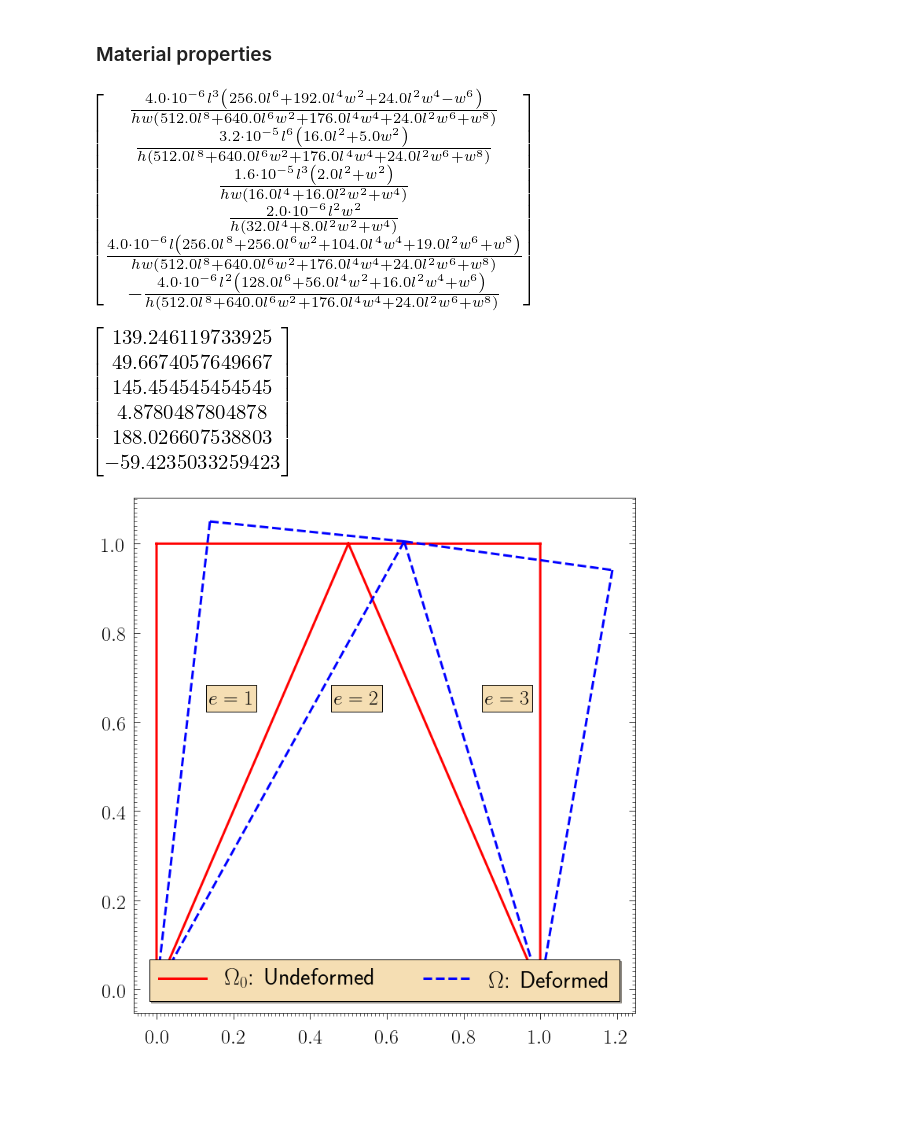
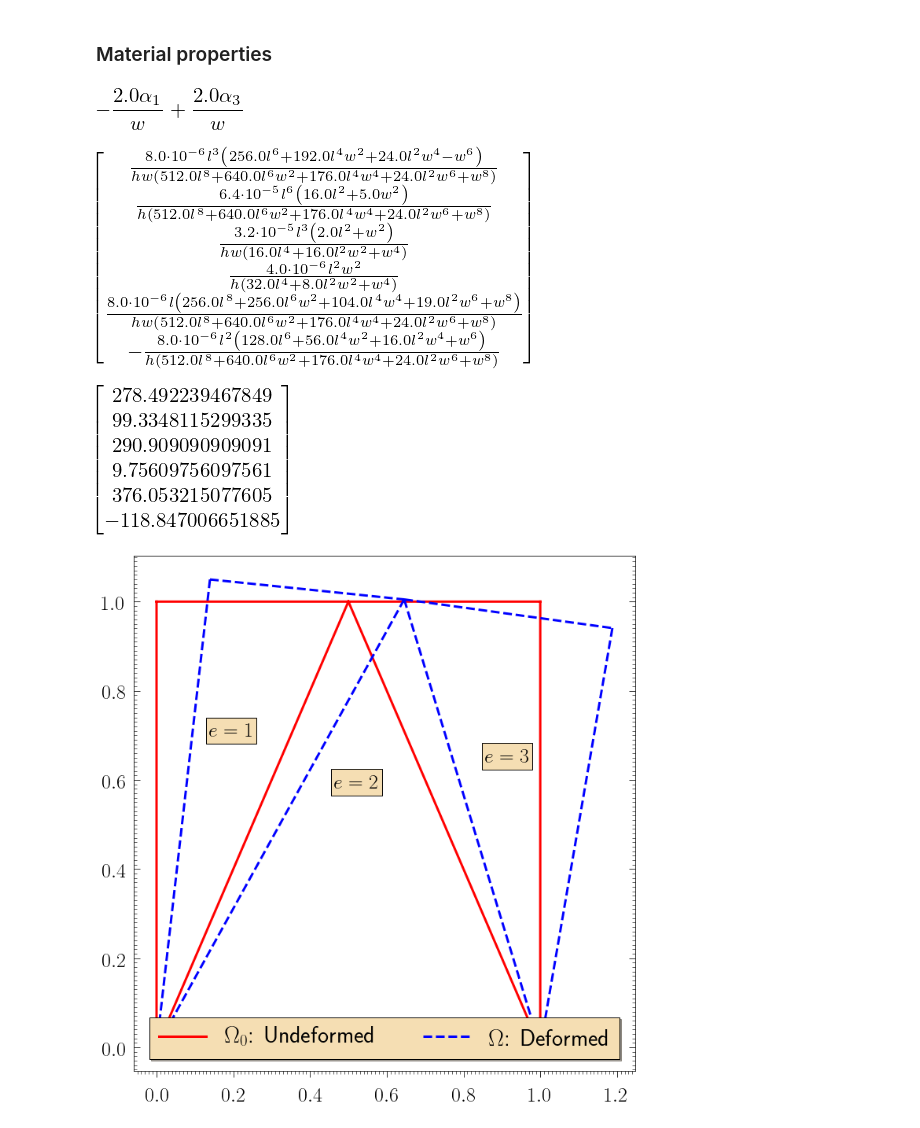
Before and after one commit to bhaveshshrimali/CEE471_Fall2019, a Jupyter notebook: HW9_Calculations.ipynb, the cells around one changed output. Saved outputs shown, nothing was run; the diff lists cells and outputs as text; code cells hidden in the pictures; blank space fills up the shorter version.

```diff
--- a/HW9_Calculations.ipynb
+++ b/HW9_Calculations.ipynb
@@ -94,7 +94,7 @@ eps_3 = Matrix([[u1_3.diff(x),0.5*(u1_3.diff(y) + v1_3.diff(x)) ], [0.5*(u1_3.di
 # %% [markdown]
 ### Material properties
 # %%
-mu = 1.e7
+mu = 1.e7/2
 nu = 0.
 lmbda = 0.
 P = 10.
@@ -110,6 +110,11 @@ U = mu*trace(eps_1*eps_1)*A1 + mu*trace(eps_3*eps_3)*A3 + mu*trace(eps_2*eps_2)*
 eqns = []
 for i in range(len(alph)):
     eqns.append(U.diff(alph[i]))
+# %%
+eqns[0].subs(subs_list)
+eps_1[0,0]
+# %% [output]
+[figure, added]
 # %%
 soln = solve(eqns,alph)
 # %%
@@ -117,19 +122,19 @@ alph_new = alph.subs(soln)
 # %%
 alph_new
 # %% [output]
-[figure, old version]
+[figure, new version]
 # %%
 subs_list = [(l,1), (w,1), (h,0.01)]
 # %%
 alph_new = alph_new.subs(subs_list)
 alph_new * 10**6
 # %% [output]
-[figure, old version]
+[figure, new version]
 # %%
 import matplotlib.tri as tri
 # %%
 u = np.array([alph_new],float).flatten()
-u_def = u * 1.e3
+u_def = u * 5.e2
 # %%
 xnodes = np.array([0., 1., 1., 0.5, 0.])
 ynodes = np.array([0., 0., 1., 1, 1])
@@ -142,20 +147,20 @@ triangles_def = tri.Triangulation(xnodes_def, ynodes_def, triangles = conn)
 # %%
 fig,ax = plt.subplots(1,1,figsize=(10,10))
 ax.triplot(triangles,'r-',lw=3,label=r'$\Omega_0$: Undeformed')
 ax.triplot(triangles_def,'b--',lw=3,label=r'$\Omega$: Deformed')
 # ax.grid(which='major')
-ax.text(0.15,0.6,r'$e = 1$',fontsize=26,transform=ax.transAxes,bbox=dict(facecolor='wheat',edgecolor='k'))
-ax.text(0.4,0.6,r'$e = 2$',fontsize=26,transform=ax.transAxes,bbox=dict(facecolor='wheat',edgecolor='k'))
+ax.text(0.15,0.65,r'$e = 1$',fontsize=26,transform=ax.transAxes,bbox=dict(facecolor='wheat',edgecolor='k'))
+ax.text(0.4,0.55,r'$e = 2$',fontsize=26,transform=ax.transAxes,bbox=dict(facecolor='wheat',edgecolor='k'))
 ax.text(0.7,0.6,r'$e = 3$',fontsize=26,transform=ax.transAxes,bbox=dict(facecolor='wheat',edgecolor='k'))
 ax.tick_params(pad=10)
 ax.xaxis.set_minor_locator(AutoMinorLocator(20))
 ax.yaxis.set_minor_locator(AutoMinorLocator(20))
 h,l = ax.get_legend_handles_labels()
 ax.legend(loc='lower center',handles = [h[0],h[2]],labels = [l[0],l[2]],fontsize=30,ncol=4,fancybox=False,facecolor='wheat',edgecolor='k',shadow=True)
 fig.tight_layout()
 fig.savefig(r'plotP1.eps')
 # %% [output]
-[figure, old version]
+[figure, new version]
 # %%
 alph_subs = {alph[i]:alph_new[i] for i in range(len(alph))}
 # %%
```
Also changed, not shown: 8 other files.
